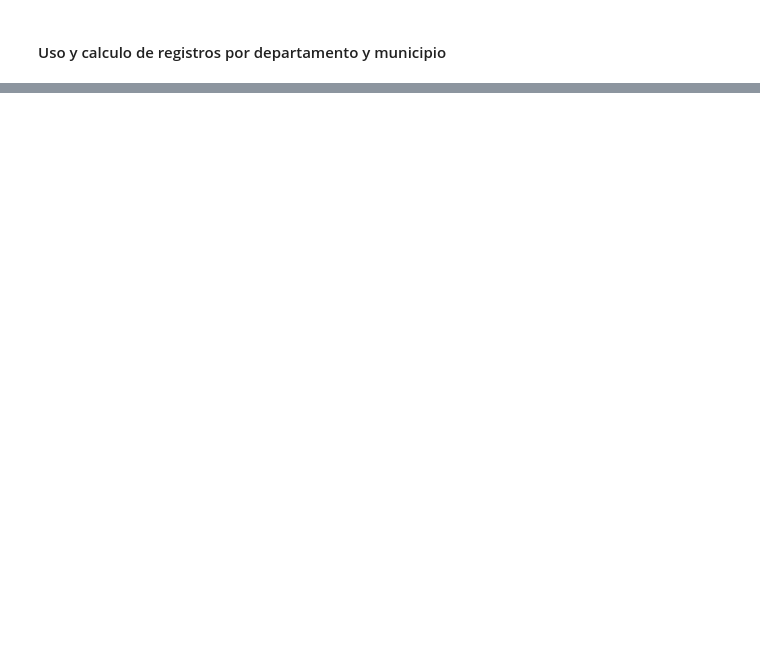
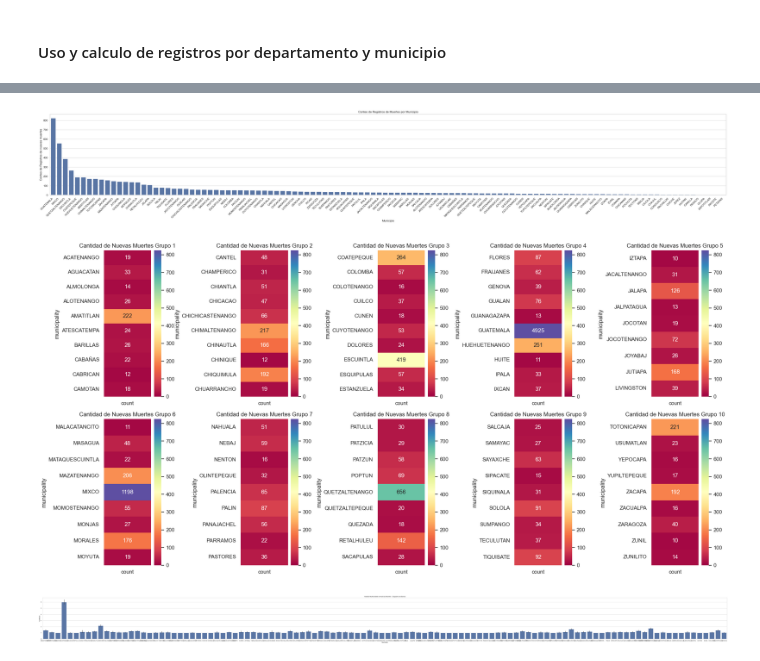
Before and after one commit to Grifiun/Guatemala-COVID19-Data-Analysis, a Jupyter notebook: Fase_2/main.ipynb, the cells around one changed output, grey strips where cells are left out. Saved outputs shown, nothing was run; the diff lists cells and outputs as text; code cells hidden in the pictures; blank space fills up the shorter version.

```diff
--- a/Fase_2/main.ipynb
+++ b/Fase_2/main.ipynb
@@ -379,0 +468,9 @@ PCA does not accept missing values encoded as NaN natively. For supervised learn
+# %%
+# Generar diagrama de barras para municipios: cantidad de veces que aparecen en los casos de covid
+generate_count_plot(df_mdp_gt_0, 'municipality', 'Municipio', 'Conteo de Registros de nuevas muertes', 'Conteo de Registros de Muertes por Municipio', True)
+generate_heatmaps(df_mdp_gt_0, 'new_deaths', 'municipality', 'Municipio', 'Cantidad de Nuevas Muertes', 'Municipios vs cantidad de nuevas muertes', 10, 10, 5)
+generate_multivariable_plots(df_mdp_gt_0, 'municipality', 'new_deaths', 'cumulative_deaths', 'Municipio', 'Cantidad', 'Análisis Multivariable de Nuevas Muertes')
+# %% [output]
+[figure, added]
+[figure, added]
+[figure, added]
```
Also changed, not shown: parts of 45 cells of this notebook.
